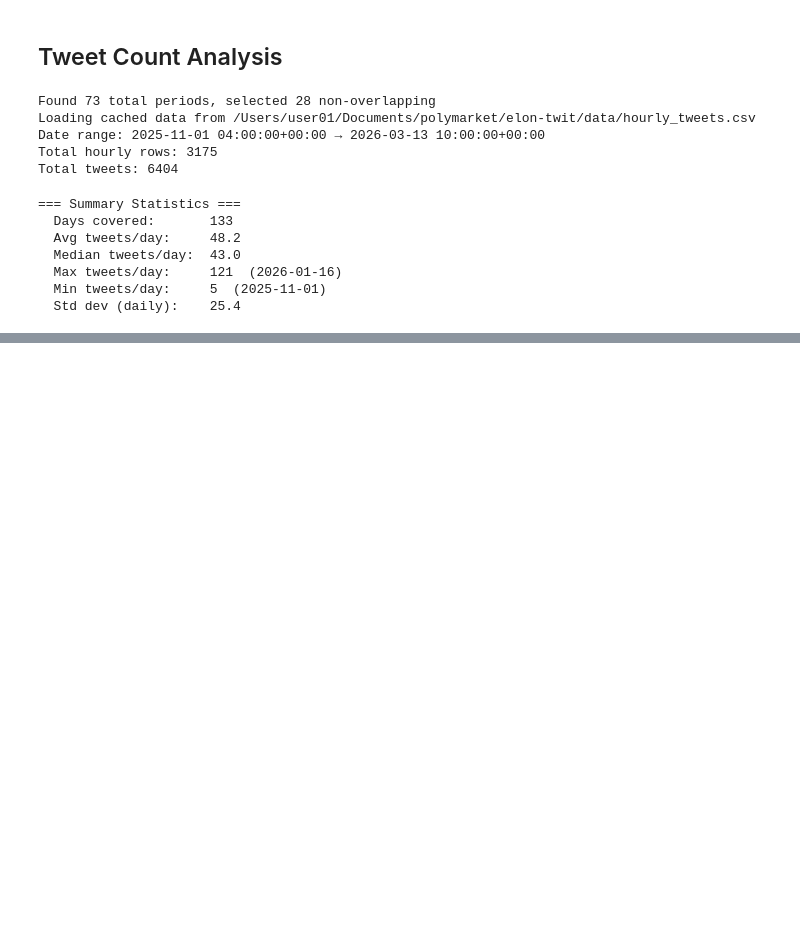
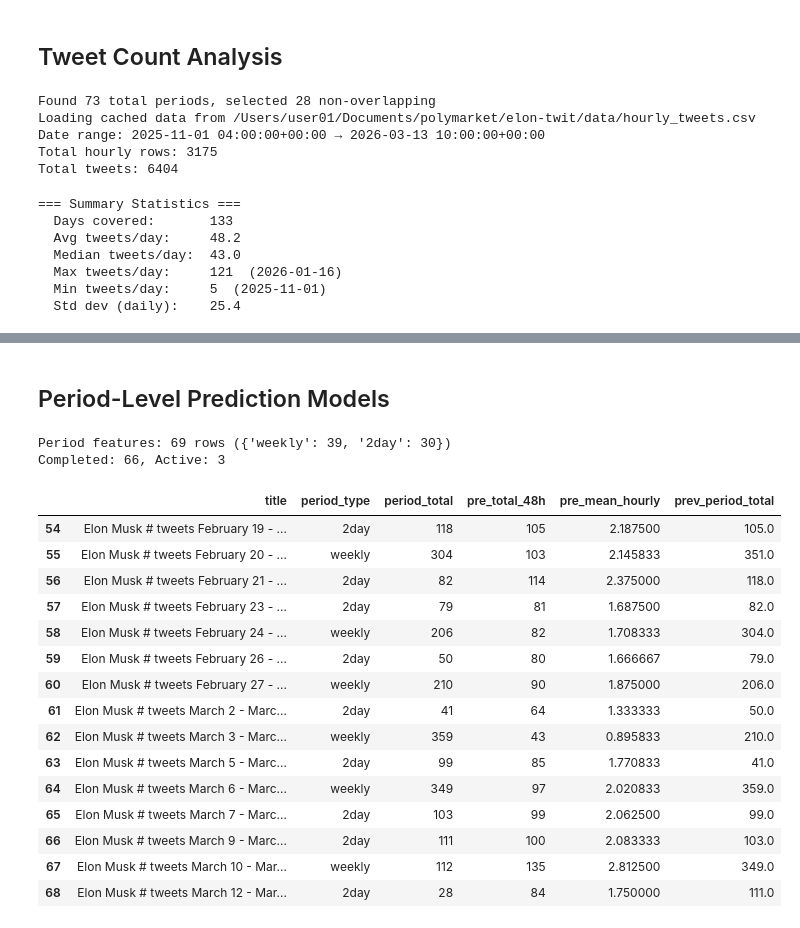
Before and after one commit to SoulCRYSIS/elon-twit-analysis, a Jupyter notebook: main.ipynb, the cells around one changed output, grey strips where cells are left out. Drawn from its saved outputs; the diff is of its cells as text; code cells hidden in the pictures; blank space fills up the shorter version.

```diff
--- a/main.ipynb
+++ b/main.ipynb
@@ -96,0 +159,30 @@ cumulative_chart(df, periods).show()
+# %% [markdown]
+## Period-Level Prediction Models
+# %%
+from fetch_data import fetch_user_trackings
+from features import build_period_features
+
+all_trackings = fetch_user_trackings()
+pdf = build_period_features(df, all_trackings)
+print(f"Period features: {pdf.shape[0]} rows ({pdf['period_type'].value_counts().to_dict()})")
+print(f"Completed: {(~pdf['is_active']).sum()}, Active: {pdf['is_active'].sum()}")
+pdf[["title", "period_type", "period_total", "pre_total_48h", "pre_mean_hourly", "prev_period_total"]].tail(15)
+# %% [output]
+Period features: 69 rows ({'weekly': 39, '2day': 30})
+Completed: 66, Active: 3
+|  | title | period_type | period_total | pre_total_48h | pre_mean_hourly | prev_period_total |
+| 54 | Elon Musk # tweets February 19 - ... | 2day | 118 | 105 | 2.187500 | 105.0 |
+| 55 | Elon Musk # tweets February 20 - ... | weekly | 304 | 103 | 2.145833 | 351.0 |
+| 56 | Elon Musk # tweets February 21 - ... | 2day | 82 | 114 | 2.375000 | 118.0 |
+| 57 | Elon Musk # tweets February 23 - ... | 2day | 79 | 81 | 1.687500 | 82.0 |
+| 58 | Elon Musk # tweets February 24 - ... | weekly | 206 | 82 | 1.708333 | 304.0 |
+| 59 | Elon Musk # tweets February 26 - ... | 2day | 50 | 80 | 1.666667 | 79.0 |
+| 60 | Elon Musk # tweets February 27 - ... | weekly | 210 | 90 | 1.875000 | 206.0 |
+| 61 | Elon Musk # tweets March 2 - Marc... | 2day | 41 | 64 | 1.333333 | 50.0 |
+| 62 | Elon Musk # tweets March 3 - Marc... | weekly | 359 | 43 | 0.895833 | 210.0 |
+| 63 | Elon Musk # tweets March 5 - Marc... | 2day | 99 | 85 | 1.770833 | 41.0 |
+| 64 | Elon Musk # tweets March 6 - Marc... | weekly | 349 | 97 | 2.020833 | 359.0 |
+| 65 | Elon Musk # tweets March 7 - Marc... | 2day | 103 | 99 | 2.062500 | 99.0 |
+| 66 | Elon Musk # tweets March 9 - Marc... | 2day | 111 | 100 | 2.083333 | 103.0 |
+| 67 | Elon Musk # tweets March 10 - Mar... | weekly | 112 | 135 | 2.812500 | 349.0 |
+| 68 | Elon Musk # tweets March 12 - Mar... | 2day | 28 | 84 | 1.750000 | 111.0 |
```
Also changed, not shown: parts of 10 cells of this notebook, 4 other files.
